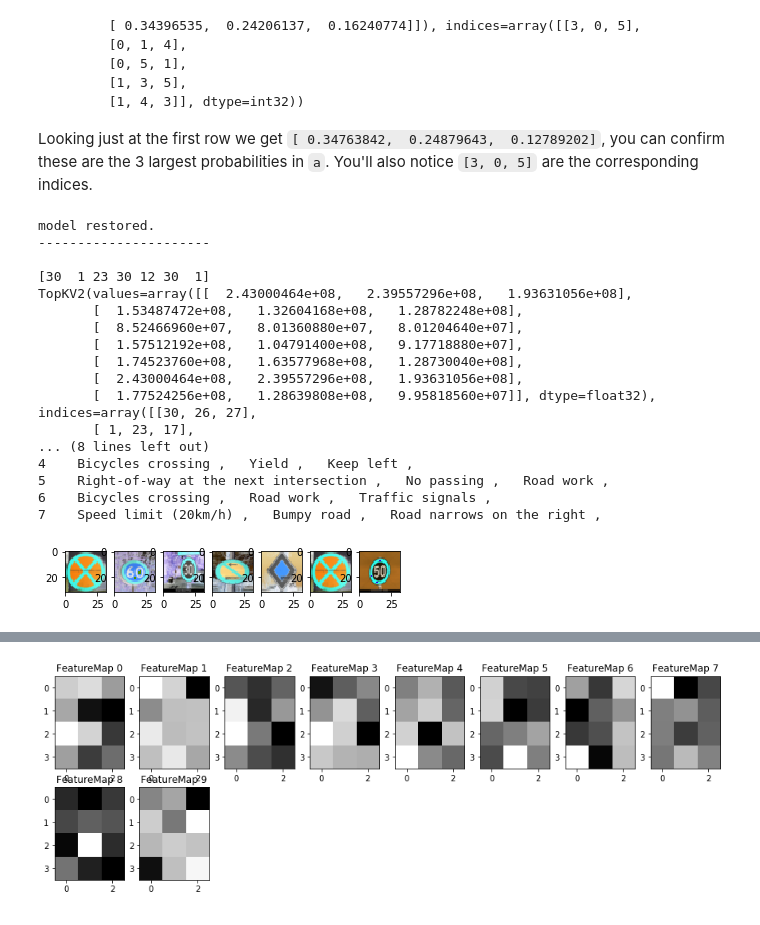
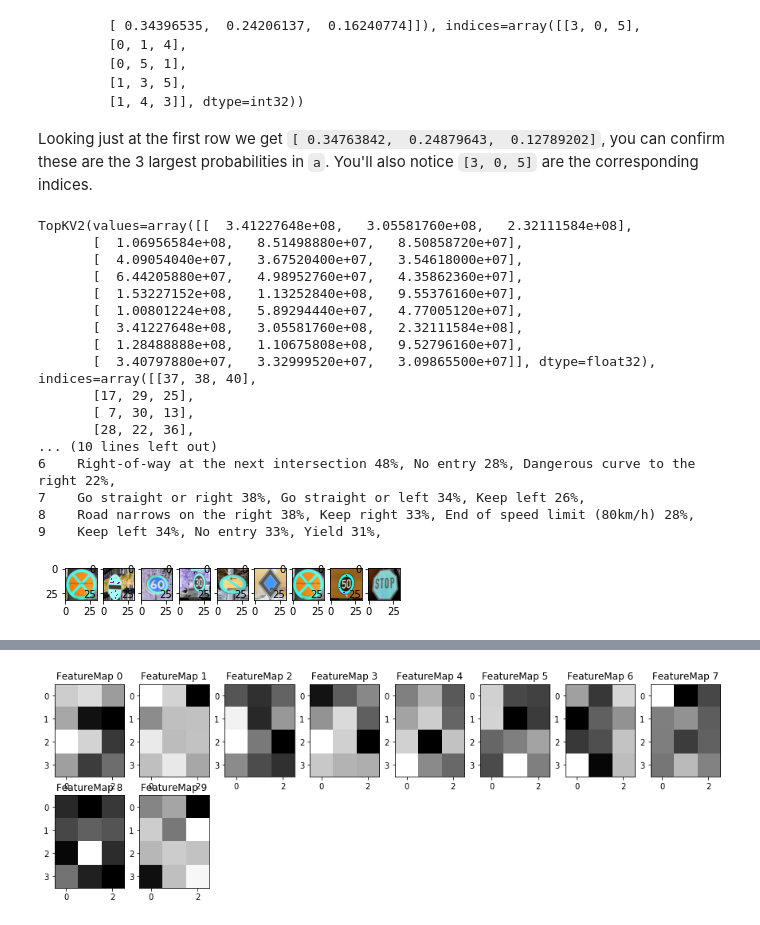
Before and after one commit to tempflip/CarND-Traffic-Sign-Classifier-Project, a Jupyter notebook: Traffic_Sign_Classifier.ipynb, the cells around one changed output, grey strips where cells are left out. Saved outputs shown, nothing was run; the diff lists cells and outputs as text; code cells hidden in the pictures.

```diff
--- a/Traffic_Sign_Classifier.ipynb
+++ b/Traffic_Sign_Classifier.ipynb
@@ -407,6 +409,7 @@ with tf.Session() as session:
     saver.restore(session, './trained_model')
     acc = session.run(accuracy, feed_dict={x : X_valid, y : y_valid})
     print('Accuracy on validation data: {}'.format(acc))
-    #acc_t = acc = session.run(accuracy, feed_dict={x : X_test, y : y_test})
-    #print('Accuracy on test data: {}'.format(acc_t))
+    u = 5000
+    acc_t = acc = session.run(accuracy, feed_dict={x : X_test[:u], y : y_test[:u]})
+    print('Accuracy on test data: {}'.format(acc_t))
 # %% [output]
@@ -454,43 +458,43 @@ Looking just at the first row we get `[ 0.34763842,  0.24879643,  0.12789202]`,
 # %%
 ### Print out the top five softmax probabilities for the predictions on the German traffic sign images found on the web.
 ### Feel free to use as many code cells as needed.
 top_k = tf.nn.top_k(logits, k=3)
 with tf.Session() as session:
     saver.restore(session, "./trained_model")
-    print ("model restored.\n----------------------\n")
     top_pred = session.run(top_k, feed_dict = {x : imglist})
 
-print(img_predictions)
 print(top_pred)
 
 l = len(imglist)
 
 for i, top_preds in enumerate(top_pred[1]):
     plt.subplot(1,l,i+1)
     plt.imshow(imglist[i])
     print(i+1,'   ',end='')
-    for pred in top_preds:
-        print (sign_names[pred], ',   ', end='')
+    total_p = sum(top_pred[0][i])
+    for (c, pred) in enumerate(top_preds):
+
+        print ('{} {}%, '.format(sign_names[pred], int(top_pred[0][i][c]/total_p * 100) ), end='')
     print('')
 # %% [output]
-model restored.
-----------------------
-
-[30  1 23 30 12 30  1]
-TopKV2(values=array([[  2.43000464e+08,   2.39557296e+08,   1.93631056e+08],
-       [  1.53487472e+08,   1.32604168e+08,   1.28782248e+08],
-       [  8.52466960e+07,   8.01360880e+07,   8.01204640e+07],
-       [  1.57512192e+08,   1.04791400e+08,   9.17718880e+07],
-       [  1.74523760e+08,   1.63577968e+08,   1.28730040e+08],
-       [  2.43000464e+08,   2.39557296e+08,   1.93631056e+08],
-       [  1.77524256e+08,   1.28639808e+08,   9.95818560e+07]], dtype=float32), indices=array([[30, 26, 27],
-       [ 1, 23, 17],
-... (8 lines left out)
-4    Bicycles crossing ,   Yield ,   Keep left ,
-5    Right-of-way at the next intersection ,   No passing ,   Road work ,
-6    Bicycles crossing ,   Road work ,   Traffic signals ,
-7    Speed limit (20km/h) ,   Bumpy road ,   Road narrows on the right ,
+TopKV2(values=array([[  3.41227648e+08,   3.05581760e+08,   2.32111584e+08],
+       [  1.06956584e+08,   8.51498880e+07,   8.50858720e+07],
+       [  4.09054040e+07,   3.67520400e+07,   3.54618000e+07],
+       [  6.44205880e+07,   4.98952760e+07,   4.35862360e+07],
+       [  1.53227152e+08,   1.13252840e+08,   9.55376160e+07],
+       [  1.00801224e+08,   5.89294440e+07,   4.77005120e+07],
+       [  3.41227648e+08,   3.05581760e+08,   2.32111584e+08],
+       [  1.28488888e+08,   1.10675808e+08,   9.52796160e+07],
+       [  3.40797880e+07,   3.32999520e+07,   3.09865500e+07]], dtype=float32), indices=array([[37, 38, 40],
+       [17, 29, 25],
+       [ 7, 30, 13],
+       [28, 22, 36],
+... (10 lines left out)
+6    Right-of-way at the next intersection 48%, No entry 28%, Dangerous curve to the right 22%,
+7    Go straight or right 38%, Go straight or left 34%, Keep left 26%,
+8    Road narrows on the right 38%, Keep right 33%, End of speed limit (80km/h) 28%,
+9    Keep left 34%, No entry 33%, Yield 31%,
-[figure, old version]
+[figure, new version]
 # %% [markdown]
 ---
 
```
Also changed, not shown: parts of 5 cells of this notebook, 2 other files.
